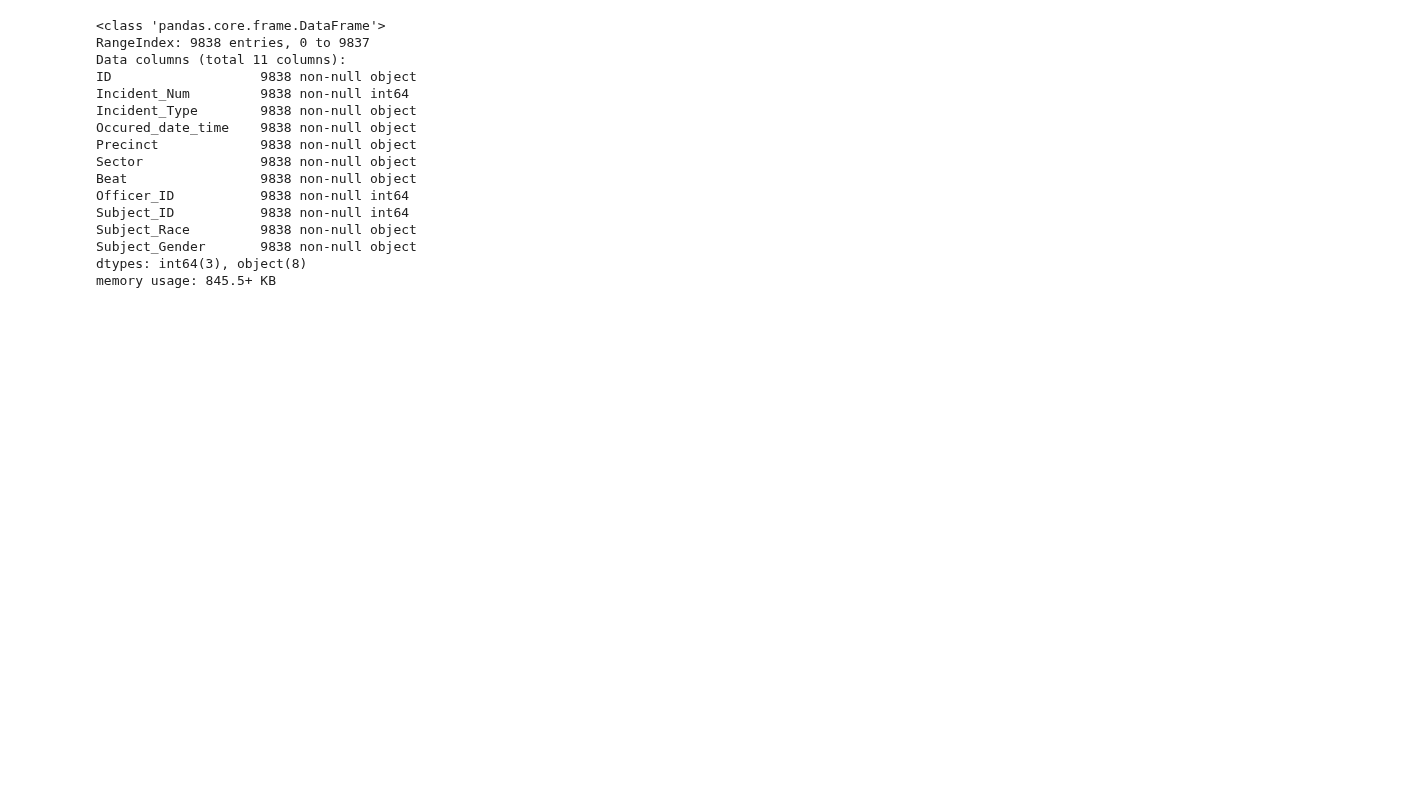
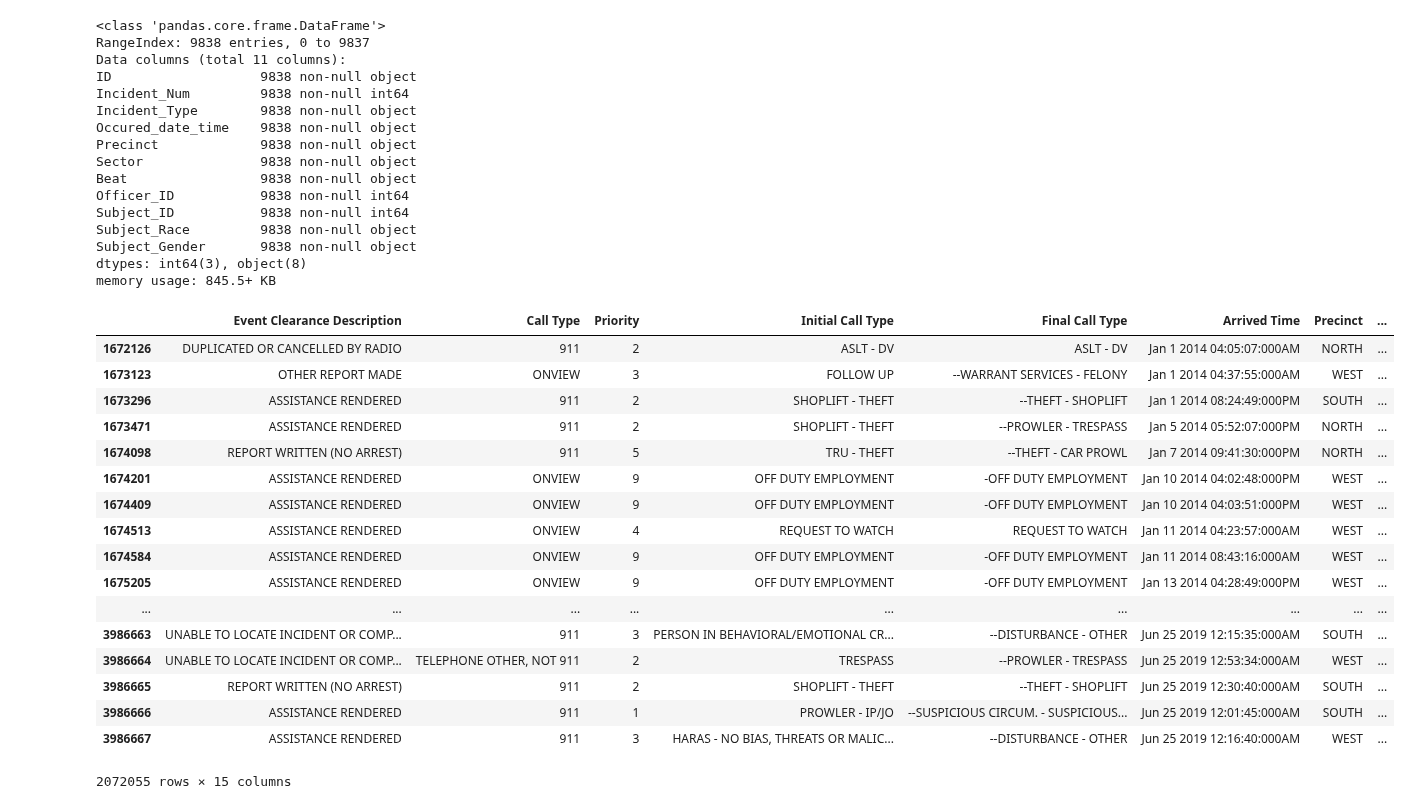
Before and after one commit to SarahMBurgart/use-of-force, a Jupyter notebook: Visuals.ipynb, the cells around one changed output. Cells and saved outputs as stored; diff of their text form; code cells hidden in the pictures; blank space fills up the shorter version.

```diff
--- a/Visuals.ipynb
+++ b/Visuals.ipynb
@@ -487,3 +453,24 @@ Subject_Race         9838 non-null object
 Subject_Gender       9838 non-null object
 dtypes: int64(3), object(8)
 memory usage: 845.5+ KB
+# %%
+calls
+# %% [output]
+|  | Event Clearance Description | Call Type | Priority | Initial Call Type | Final Call Type | Arrived Time | Precinct | ... |
+| 1672126 | DUPLICATED OR CANCELLED BY RADIO | 911 | 2 | ASLT - DV | ASLT - DV | Jan 1 2014 04:05:07:000AM | NORTH | ... |
+| 1673123 | OTHER REPORT MADE | ONVIEW | 3 | FOLLOW UP | --WARRANT SERVICES - FELONY | Jan 1 2014 04:37:55:000AM | WEST | ... |
+| 1673296 | ASSISTANCE RENDERED | 911 | 2 | SHOPLIFT - THEFT | --THEFT - SHOPLIFT | Jan 1 2014 08:24:49:000PM | SOUTH | ... |
+| 1673471 | ASSISTANCE RENDERED | 911 | 2 | SHOPLIFT - THEFT | --PROWLER - TRESPASS | Jan 5 2014 05:52:07:000PM | NORTH | ... |
+| 1674098 | REPORT WRITTEN (NO ARREST) | 911 | 5 | TRU - THEFT | --THEFT - CAR PROWL | Jan 7 2014 09:41:30:000PM | NORTH | ... |
+| 1674201 | ASSISTANCE RENDERED | ONVIEW | 9 | OFF DUTY EMPLOYMENT | -OFF DUTY EMPLOYMENT | Jan 10 2014 04:02:48:000PM | WEST | ... |
+| 1674409 | ASSISTANCE RENDERED | ONVIEW | 9 | OFF DUTY EMPLOYMENT | -OFF DUTY EMPLOYMENT | Jan 10 2014 04:03:51:000PM | WEST | ... |
+| 1674513 | ASSISTANCE RENDERED | ONVIEW | 4 | REQUEST TO WATCH | REQUEST TO WATCH | Jan 11 2014 04:23:57:000AM | WEST | ... |
+| 1674584 | ASSISTANCE RENDERED | ONVIEW | 9 | OFF DUTY EMPLOYMENT | -OFF DUTY EMPLOYMENT | Jan 11 2014 08:43:16:000AM | WEST | ... |
+| 1675205 | ASSISTANCE RENDERED | ONVIEW | 9 | OFF DUTY EMPLOYMENT | -OFF DUTY EMPLOYMENT | Jan 13 2014 04:28:49:000PM | WEST | ... |
+| ... | ... | ... | ... | ... | ... | ... | ... | ... |
+| 3986663 | UNABLE TO LOCATE INCIDENT OR COMP... | 911 | 3 | PERSON IN BEHAVIORAL/EMOTIONAL CR... | --DISTURBANCE - OTHER | Jun 25 2019 12:15:35:000AM | SOUTH | ... |
+| 3986664 | UNABLE TO LOCATE INCIDENT OR COMP... | TELEPHONE OTHER, NOT 911 | 2 | TRESPASS | --PROWLER - TRESPASS | Jun 25 2019 12:53:34:000AM | WEST | ... |
+| 3986665 | REPORT WRITTEN (NO ARREST) | 911 | 2 | SHOPLIFT - THEFT | --THEFT - SHOPLIFT | Jun 25 2019 12:30:40:000AM | SOUTH | ... |
+| 3986666 | ASSISTANCE RENDERED | 911 | 1 | PROWLER - IP/JO | --SUSPICIOUS CIRCUM. - SUSPICIOUS... | Jun 25 2019 12:01:45:000AM | SOUTH | ... |
+| 3986667 | ASSISTANCE RENDERED | 911 | 3 | HARAS - NO BIAS, THREATS OR MALIC... | --DISTURBANCE - OTHER | Jun 25 2019 12:16:40:000AM | WEST | ... |
+2072055 rows × 15 columns
```
Also changed, not shown: parts of 17 cells of this notebook, 8 other files.
